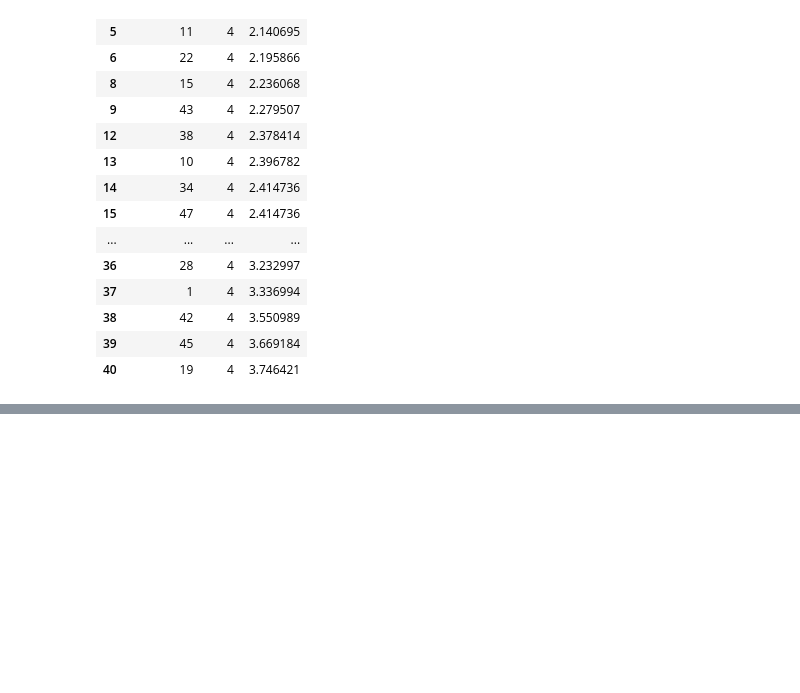
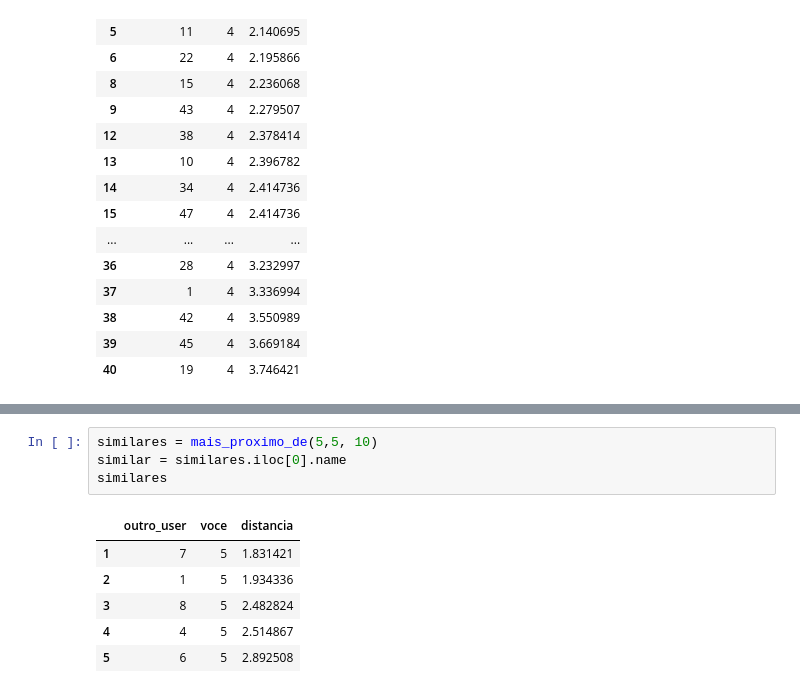
Before and after one commit to xpcosmos/sistema-de-recomendacao, a Jupyter notebook: notebooks/introducao.ipynb, the cells around one changed output, grey strips where cells are left out. Drawn from its saved outputs; the diff is of its cells as text; blank space fills up the shorter version.

```diff
--- a/notebooks/introducao.ipynb
+++ b/notebooks/introducao.ipynb
@@ -416,0 +472,11 @@ mais_proximo_de(4, 5, 50).drop(assisti, errors='ignore').sort_values('distancia'
+# %%
+similares = mais_proximo_de(5,5, 10)
+similar = similares.iloc[0].name
+similares
+# %% [output]
+|  | outro_user | voce | distancia |
+| 1 | 7 | 5 | 1.831421 |
+| 2 | 1 | 5 | 1.934336 |
+| 3 | 8 | 5 | 2.482824 |
+| 4 | 4 | 5 | 2.514867 |
+| 5 | 6 | 5 | 2.892508 |
```
Also changed, not shown: parts of 9 cells of this notebook.
